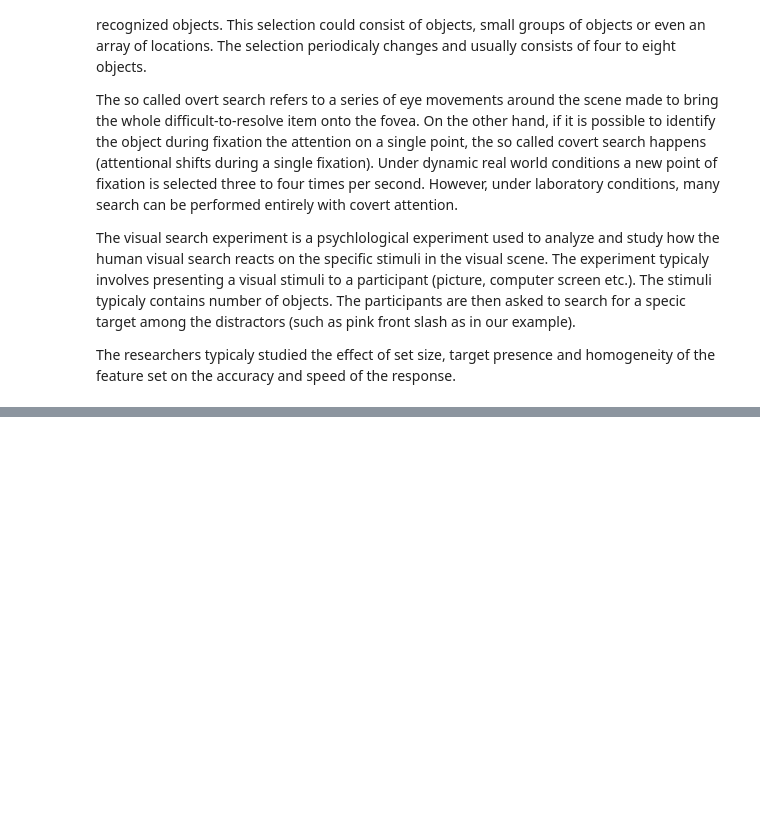
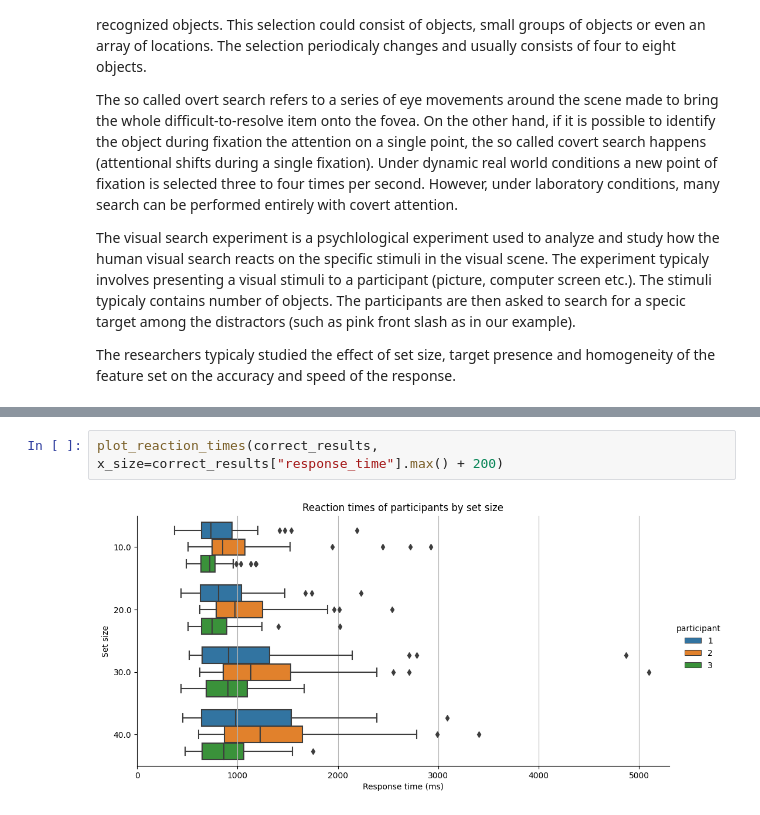
Before and after one commit to dbeinhauer/visual_search_experiment, a Jupyter notebook: visual-search-experiment-report.ipynb, the cells around one changed output, grey strips where cells are left out. Cells and saved outputs as stored; diff of their text form; blank space fills up the shorter version.

```diff
--- a/visual-search-experiment-report.ipynb
+++ b/visual-search-experiment-report.ipynb
@@ -28,0 +212,4 @@ We recruited $N=3$ participants for the study. All the participants consisted of
+# %%
+plot_reaction_times(correct_results, x_size=correct_results["response_time"].max() + 200)
+# %% [output]
+[figure, added]
```
Also changed, not shown: parts of 17 cells of this notebook, 5 other files.
